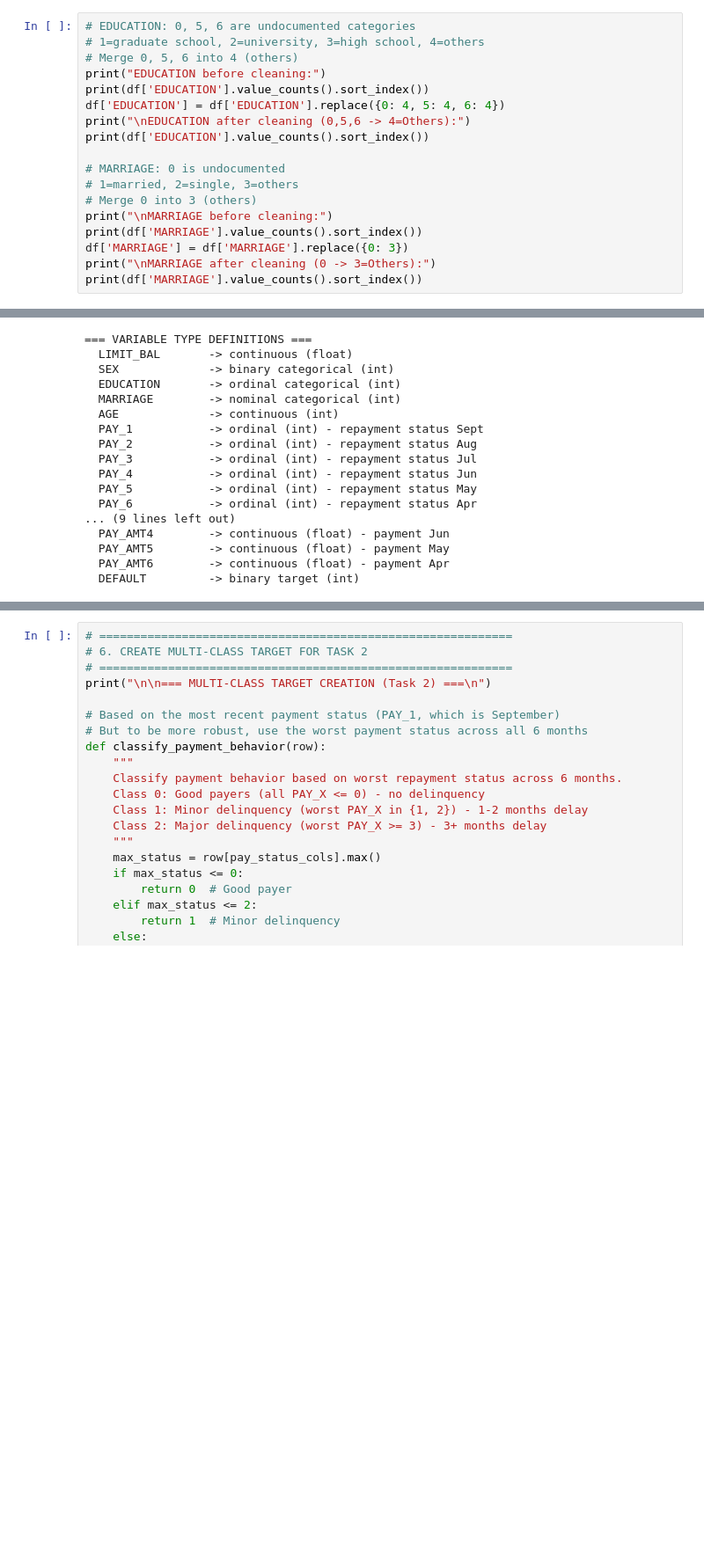
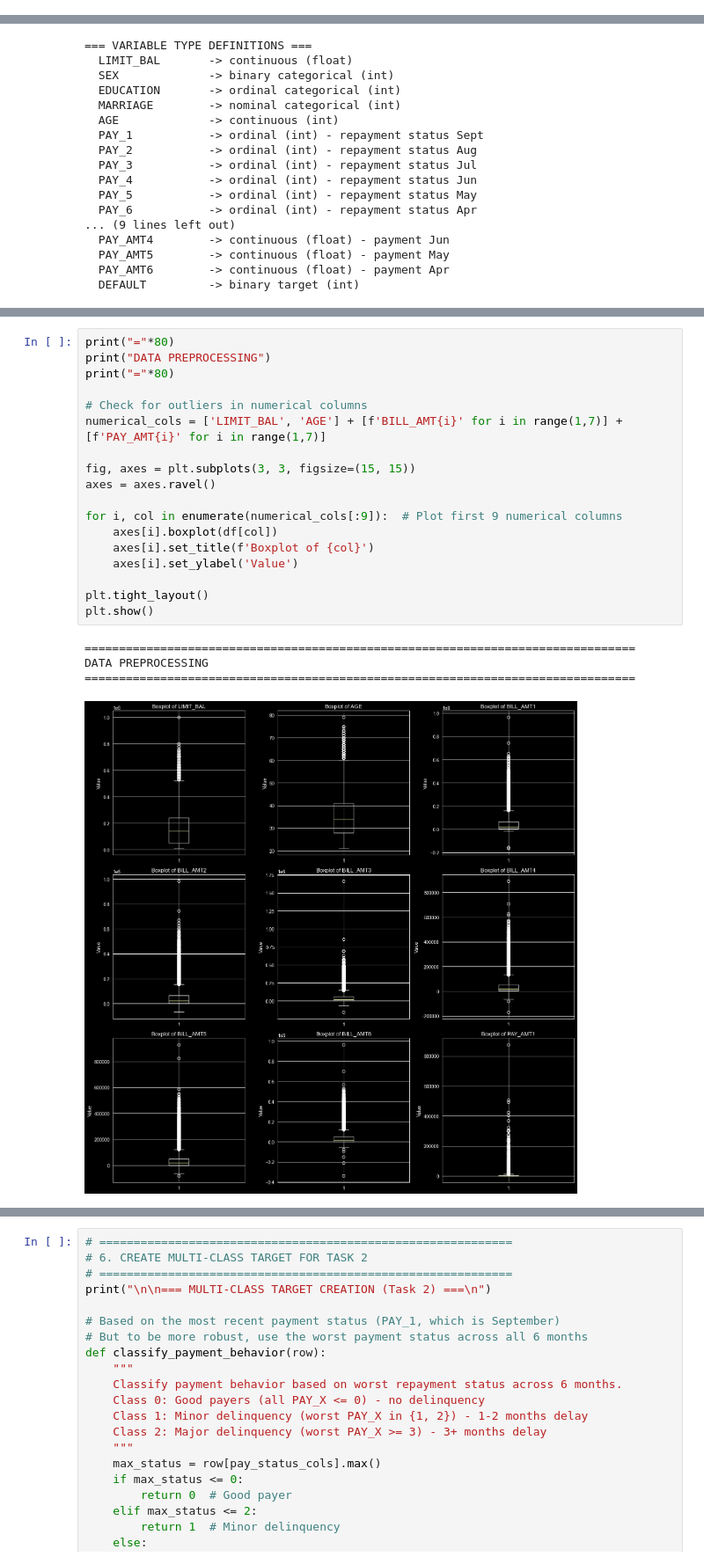
Before and after one commit to titusk2/DS-7331-, a Jupyter notebook: lab_two_adult_data.ipynb, the cells around one changed output, grey strips where cells are left out. Shown at 88% size. Cells and saved outputs as stored; diff of their text form; blank space fills up the shorter version.

Commit message:
cleaned up data analysis and pre-processing.

```diff
--- a/lab_two_adult_data.ipynb
+++ b/lab_two_adult_data.ipynb
@@ -125,18 +104,0 @@ Dropped 'ID' column (row identifier, not predictive).
-# %%
-# EDUCATION: 0, 5, 6 are undocumented categories
-# 1=graduate school, 2=university, 3=high school, 4=others
-# Merge 0, 5, 6 into 4 (others)
-print("EDUCATION before cleaning:")
-print(df['EDUCATION'].value_counts().sort_index())
-df['EDUCATION'] = df['EDUCATION'].replace({0: 4, 5: 4, 6: 4})
-print("\nEDUCATION after cleaning (0,5,6 -> 4=Others):")
-print(df['EDUCATION'].value_counts().sort_index())
-
-# MARRIAGE: 0 is undocumented
-# 1=married, 2=single, 3=others
-# Merge 0 into 3 (others)
-print("\nMARRIAGE before cleaning:")
-print(df['MARRIAGE'].value_counts().sort_index())
-df['MARRIAGE'] = df['MARRIAGE'].replace({0: 3})
-print("\nMARRIAGE after cleaning (0 -> 3=Others):")
-print(df['MARRIAGE'].value_counts().sort_index())
@@ -280,0 +310,23 @@ Created: AGE_GROUP (1=21-30, 2=31-40, 3=41-50, 4=51-60, 5=61+)
+# %%
+print("="*80)
+print("DATA PREPROCESSING")
+print("="*80)
+
+# Check for outliers in numerical columns
+numerical_cols = ['LIMIT_BAL', 'AGE'] + [f'BILL_AMT{i}' for i in range(1,7)] + [f'PAY_AMT{i}' for i in range(1,7)]
+
+fig, axes = plt.subplots(3, 3, figsize=(15, 15))
+axes = axes.ravel()
+
+for i, col in enumerate(numerical_cols[:9]):  # Plot first 9 numerical columns
+    axes[i].boxplot(df[col])
+    axes[i].set_title(f'Boxplot of {col}')
+    axes[i].set_ylabel('Value')
+
+plt.tight_layout()
+plt.show()
+# %% [output]
+================================================================================
+DATA PREPROCESSING
+================================================================================
+[figure, added]
```
Also changed, not shown: parts of 15 cells of this notebook, 1 other file.
